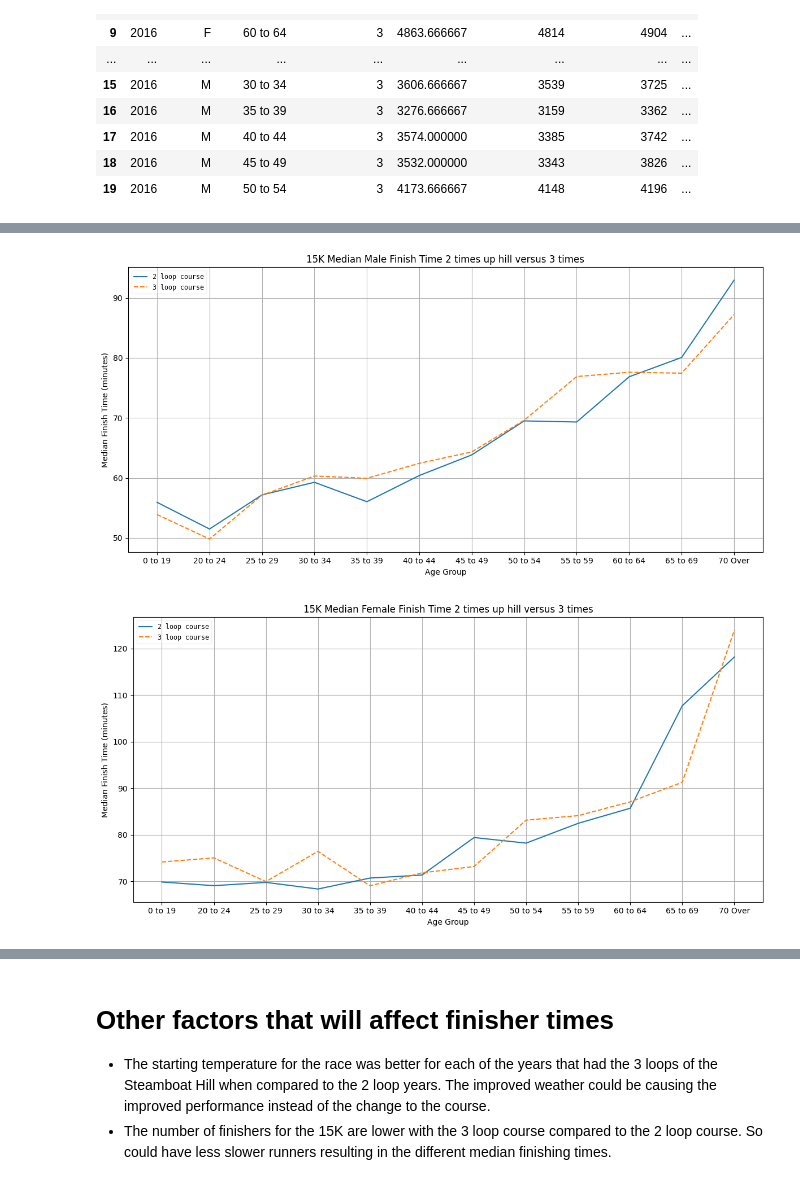
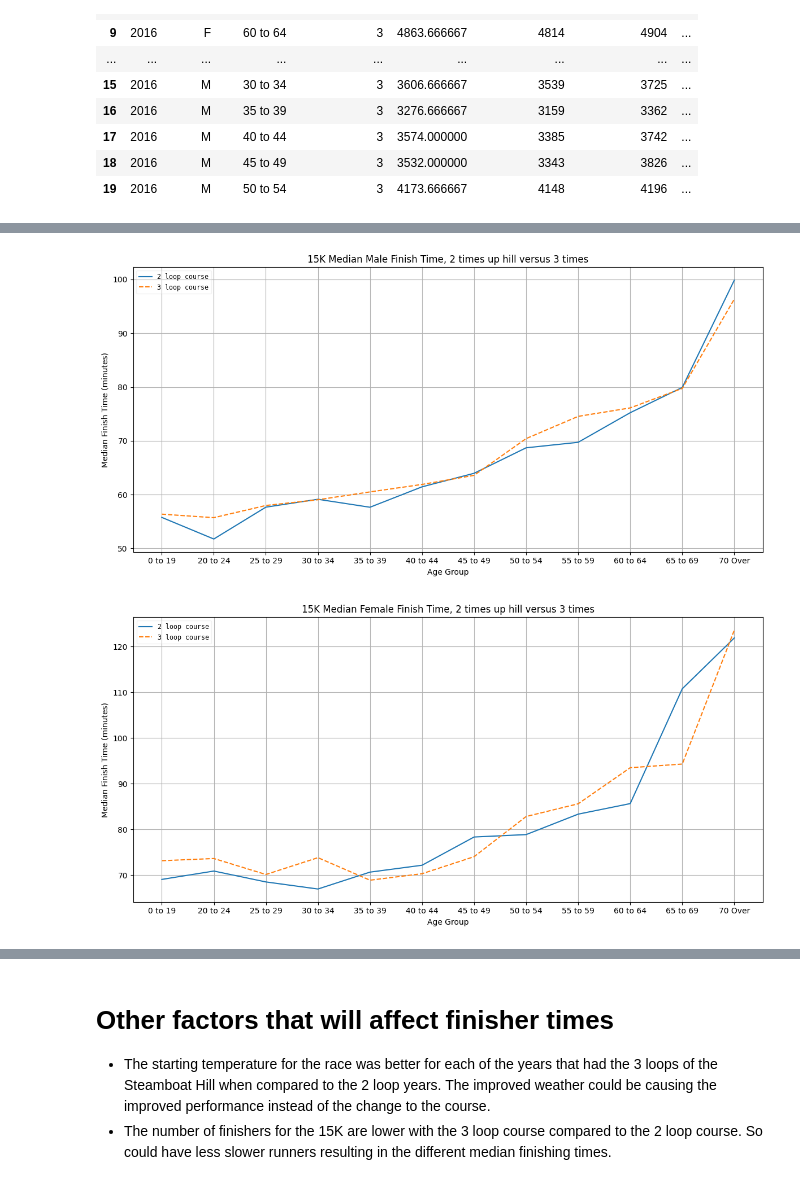
Before and after one commit to mbromberek/race_finisher_analyze, a Jupyter notebook: Steamboat_Dist_analyze.ipynb, the cells around one changed output, grey strips where cells are left out. Saved outputs shown, nothing was run; the diff lists cells and outputs as text; code cells hidden in the pictures.

```diff
--- a/Steamboat_Dist_analyze.ipynb
+++ b/Steamboat_Dist_analyze.ipynb
@@ -54,11 +63,22 @@ def get_line_graph_plot_for_years(year_list, x, df, y_field):
+# %%
+data_dir = 'data'
+chart_dir = 'charts'
+year_legend_dict = {'15K':['2016','2017','2018','2019','2022','2023'],'4mi':['2016','2017','2018','2019','2021','2022','2023']}
+dist_mile_dict = {'15K':9.33,'4mi':4}
+stat_dict = {
+    'avg':{'time_chart_field':'avg_time_minute','pace_chart_field':'avg_pace_minute','value':'Average'}
+    ,'med':{'time_chart_field':'median_time_minute','pace_chart_field':'median_pace_minute','value':'Median'}
+}
 # %%
 # Filters read in race results to only ones for specified distance
-data_dir = 'data'
-chart_dir = 'charts'
 f_name = 'Steamboat_clean_results.pickle'
 race_results_all = pd.read_pickle(os.path.join(data_dir, f_name))
 race_dist = '15K'
-year_legend_dict = {'15K':['2016','2017','2018','2019','2022','2023'],'4mi':['2016','2017','2018','2019','2021','2022','2023']}
+save_charts = False
+stat = stat_dict['avg']
+# time_chart_field = 'median_time_minute'
+# time_chart_field = 'avg_time_minute'
+# pace_chart_field = 'avg_pace_minute'
 year_list = year_legend_dict[race_dist]
 race_results = race_results_all[race_results_all['distance'] == race_dist].copy()
 # %% [markdown]
@@ -356,12 +540,17 @@ course_loops_top3 = age_grp_top3.groupby(['race_course','gender','age_group'])\
          , fastest_time_s = ('time_seconds','min')
          , slowest_time_s = ('time_seconds','max')
          , median_time_s = ('time_seconds','median')
+         , std_dev_time_s = ('time_seconds', 'std')
         ).unstack(fill_value=0).stack().reset_index()
 
 course_loops_top3['avg_time_string'] = seconds_to_str(course_loops_top3, 'avg_time_s')
 course_loops_top3['avg_time_minute'] = course_loops_top3['avg_time_s'] /60
 course_loops_top3['median_time_string'] = seconds_to_str(course_loops_top3, 'median_time_s')
 course_loops_top3['median_time_minute'] = course_loops_top3['median_time_s'] /60
+course_loops_top3['std_dev_time_minute'] = course_loops_top3['std_dev_time_s'] /60
+course_loops_top3['median_pace_s'] = course_loops_top3['median_time_s'] / dist_mile_dict[race_dist]
+course_loops_top3['median_pace_minute'] = course_loops_top3['median_pace_s'] /60
+course_loops_top3['median_pace_string'] = seconds_to_str(course_loops_top3, 'median_pace_s', format='ms')
 
 # course_loops_top3.info()
 # %%
@@ -427,38 +616,36 @@ plt.savefig(os.path.join(chart_dir, race_dist+'_Median_female_finisher_times_5yr
 # %%
 gender_grp = course_loops_top3[course_loops_top3['gender']=='M'].copy()
 x = gender_grp['age_group'].unique()
-# time_field = 'avg_time_minute'
-time_field = 'median_time_minute'
-plots = plt.plot(x,gender_grp[gender_grp['race_course']=='2 loops'][time_field], '-',
-                 x,gender_grp[gender_grp['race_course']=='3 loops'][time_field], '--'
+plots = plt.plot(x,gender_grp[gender_grp['race_course']=='2 loops'][stat['time_chart_field']], '-',
+                 x,gender_grp[gender_grp['race_course']=='3 loops'][stat['time_chart_field']], '--'
                 )
 plt.legend(plots, ('2 loop course','3 loop course'), loc='best',
            framealpha=0.25, prop={'size':'small', 'family':'monospace'})
 plt.gcf().set_size_inches(12,6)
-plt.title(race_dist+' Median Male Finish Time 2 times up hill versus 3 times')
+plt.title(race_dist+' Median Male Finish Time, 2 times up hill versus 3 times')
 plt.xlabel('Age Group')
 plt.ylabel('Median Finish Time (minutes)')
 plt.grid(True)
 plt.tight_layout()
-plt.savefig(os.path.join(chart_dir, race_dist+'_Median_male_finisher_times_5yr_age_goups_2_vs_3_loops_top3.png'), dpi=200)
+if save_charts:
+    plt.savefig(os.path.join(chart_dir, race_dist+'_Median_male_finisher_times_5yr_age_goups_2_vs_3_loops_top3.png'), dpi=200)
 # %% [output]
-[figure, old version]
+[figure, new version]
 # %%
 gender_grp = course_loops_top3[course_loops_top3['gender']=='F'].copy()
 x = gender_grp['age_group'].unique()
-# time_field = 'avg_time_minute'
-time_field = 'median_time_minute'
-plots = plt.plot(x,gender_grp[gender_grp['race_course']=='2 loops'][time_field], '-',
-                 x,gender_grp[gender_grp['race_course']=='3 loops'][time_field], '--'
+plots = plt.plot(x,gender_grp[gender_grp['race_course']=='2 loops'][stat['time_chart_field']], '-',
+                 x,gender_grp[gender_grp['race_course']=='3 loops'][stat['time_chart_field']], '--'
                 )
 plt.legend(plots, ('2 loop course','3 loop course'), loc='best',
            framealpha=0.25, prop={'size':'small', 'family':'monospace'})
 plt.gcf().set_size_inches(12,6)
-plt.title(race_dist+' Median Female Finish Time 2 times up hill versus 3 times')
+plt.title(race_dist+' Median Female Finish Time, 2 times up hill versus 3 times')
 plt.xlabel('Age Group')
 plt.ylabel('Median Finish Time (minutes)')
 plt.grid(True)
 plt.tight_layout()
-plt.savefig(os.path.join(chart_dir, race_dist+'_Median_female_finisher_times_5yr_age_goups_2_vs_3_loops_top3.png'), dpi=200)
+if save_charts:
+    plt.savefig(os.path.join(chart_dir, race_dist+'_Median_female_finisher_times_5yr_age_goups_2_vs_3_loops_top3.png'), dpi=200)
 # %% [output]
-[figure, old version]
+[figure, new version]
```
Also changed, not shown: parts of 37 cells of this notebook.
